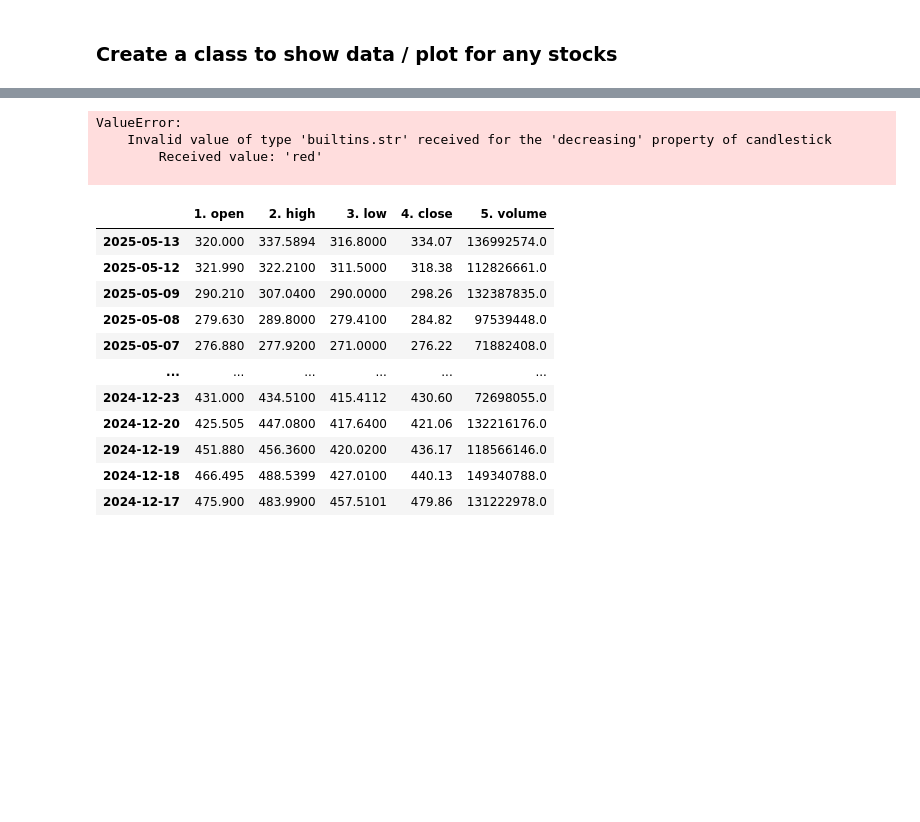
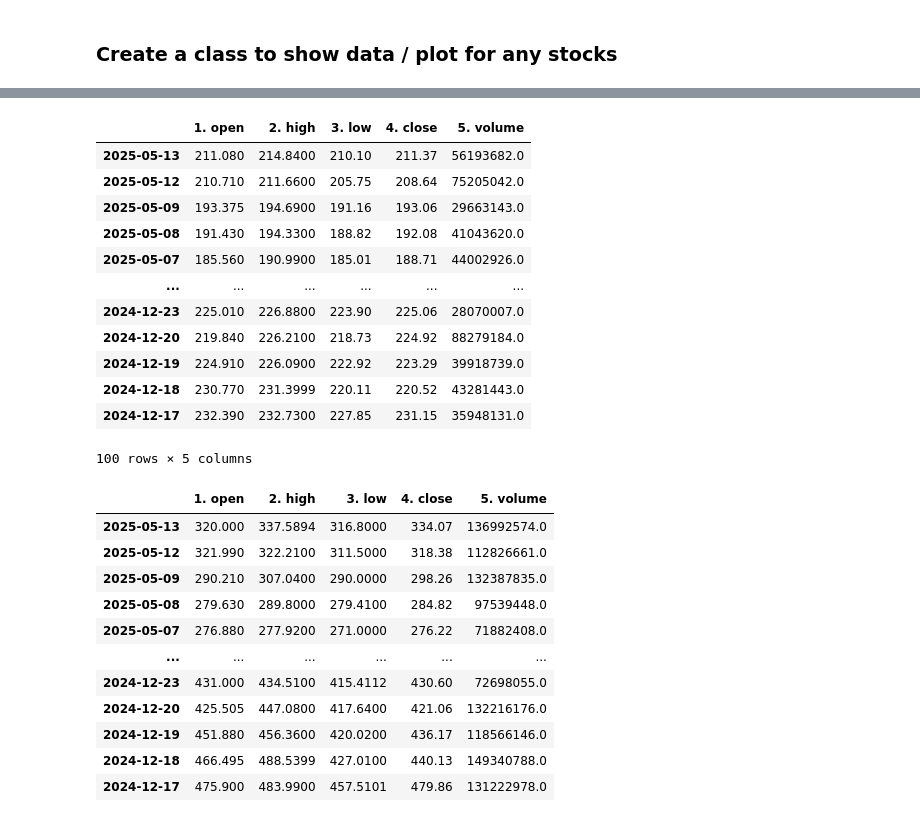
Before and after one commit to Vijayalaxmi-Git/streamlit_api_project, a Jupyter notebook: api.ipynb, the cells around one changed output, grey strips where cells are left out. Drawn from its saved outputs; the diff is of its cells as text; code cells hidden in the pictures; blank space fills up the shorter version.

Commit message:
ploty chart code changes

```diff
--- a/api.ipynb
+++ b/api.ipynb
@@ -126,11 +126,13 @@ fig = go.Figure(
             high=res2["2. high"],
             low=res2["3. low"],
             close=res2["4. close"],
+            increasing=dict(line=dict(color='green'), fillcolor='green'),
+            decreasing=dict(line=dict(color='red'), fillcolor='red'),
         )
     ]
 )
 
-fig.update_layout({"width": 1000, "height": 800})
+fig.update_layout({"width": 2000, "height": 800})
 
 fig.show()
 # %% [markdown]
@@ -179,13 +181,13 @@ class StockAPI:
         fig = go.Figure(
             data=[
                 go.Candlestick(
-                    x=df.index,
-                    open=df["1. open"],
-                    high=df["2. high"],
-                    low=df["3. low"],
-                    close=df["4. close"],
-                    increasing="green",
-                    decreasing="red",
+                        x=df.index,
+                        open=df["1. open"],
+                        high=df["2. high"],
+                        low=df["3. low"],
+                        close=df["4. close"],
+                        increasing=dict(line=dict(color='green'), fillcolor='green'),
+                        decreasing=dict(line=dict(color='red'), fillcolor='red'),
                 )
             ]
         )
@@ -221,11 +223,19 @@ client.symbol_search("Tesla")
 | 4 | TSLA.TRT | Tesla CDR (CAD Hedged) | Equity | Toronto | 09:30 | 16:00 | UTC-05 | CAD | ... |
 | 5 | TL01.FRK | TESLA INC. CDR DL-001 | Equity | Frankfurt | 08:00 | 20:00 | UTC+02 | EUR | ... |
 # %%
-df2 = client.stock_data("HDFCBANK.BSE")
+df2 = client.stock_data("amzn")
 df2
-client.plot_chart(df2)
 # %% [output]
+|  | 1. open | 2. high | 3. low | 4. close | 5. volume |
+| 2025-05-13 | 211.080 | 214.8400 | 210.10 | 211.37 | 56193682.0 |
+| 2025-05-12 | 210.710 | 211.6600 | 205.75 | 208.64 | 75205042.0 |
+| 2025-05-09 | 193.375 | 194.6900 | 191.16 | 193.06 | 29663143.0 |
+| 2025-05-08 | 191.430 | 194.3300 | 188.82 | 192.08 | 41043620.0 |
+| 2025-05-07 | 185.560 | 190.9900 | 185.01 | 188.71 | 44002926.0 |
+| ... | ... | ... | ... | ... | ... |
+| 2024-12-23 | 225.010 | 226.8800 | 223.90 | 225.06 | 28070007.0 |
+| 2024-12-20 | 219.840 | 226.2100 | 218.73 | 224.92 | 88279184.0 |
+| 2024-12-19 | 224.910 | 226.0900 | 222.92 | 223.29 | 39918739.0 |
+| 2024-12-18 | 230.770 | 231.3999 | 220.11 | 220.52 | 43281443.0 |
+| 2024-12-17 | 232.390 | 232.7300 | 227.85 | 231.15 | 35948131.0 |
-ValueError:
-    Invalid value of type 'builtins.str' received for the 'decreasing' property of candlestick
-        Received value: 'red'
-
+100 rows × 5 columns
```
Also changed, not shown: parts of 3 cells of this notebook.
